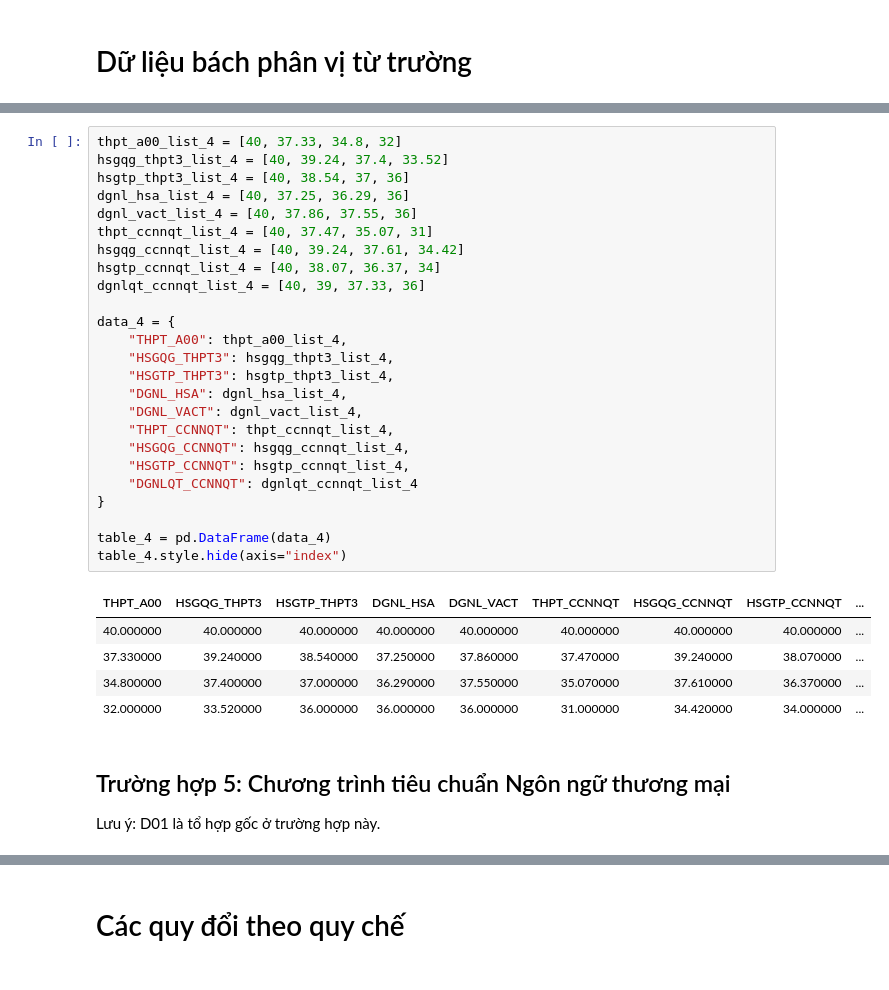
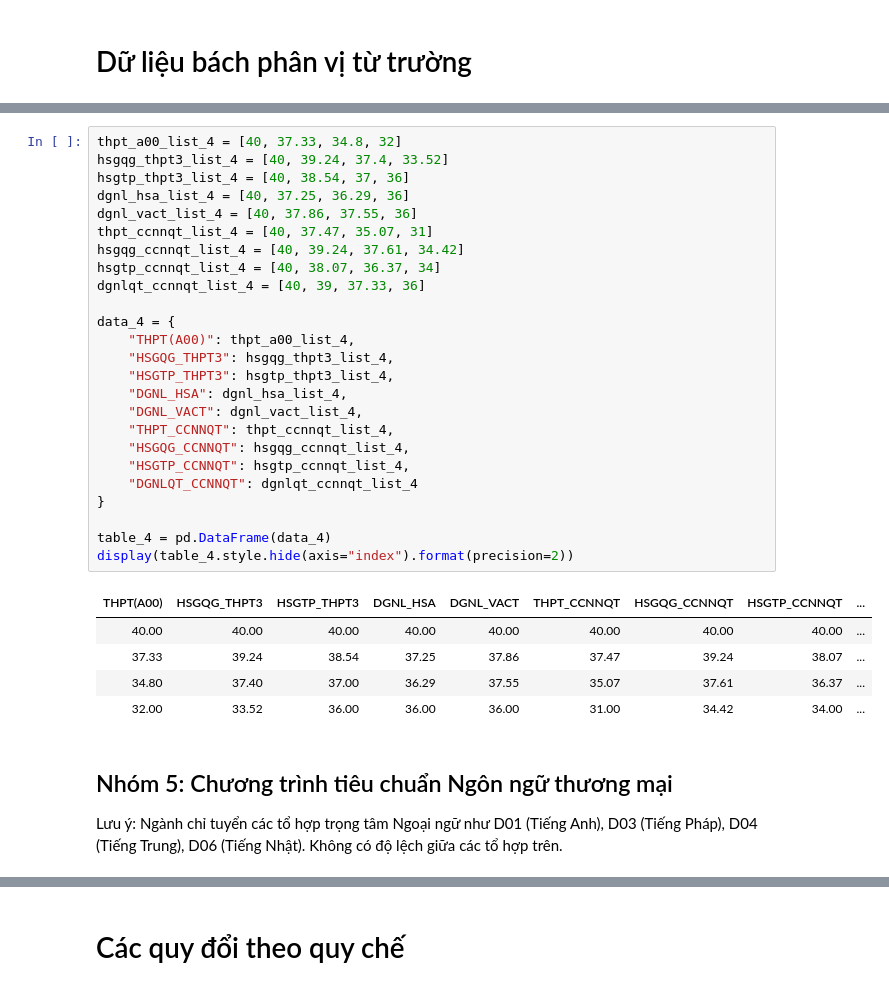
Before and after one commit to k1m1nonawa4869/THPT-converter, a Jupyter notebook: FTU.ipynb, the cells around one changed output, grey strips where cells are left out. Saved outputs shown, nothing was run; the diff lists cells and outputs as text.

```diff
--- a/FTU.ipynb
+++ b/FTU.ipynb
@@ -140,38 +189,38 @@ table_3.style.hide(axis="index")
 # %%
 thpt_a00_list_4 = [40, 37.33, 34.8, 32]
 hsgqg_thpt3_list_4 = [40, 39.24, 37.4, 33.52]
 hsgtp_thpt3_list_4 = [40, 38.54, 37, 36]
 dgnl_hsa_list_4 = [40, 37.25, 36.29, 36]
 dgnl_vact_list_4 = [40, 37.86, 37.55, 36]
 thpt_ccnnqt_list_4 = [40, 37.47, 35.07, 31]
 hsgqg_ccnnqt_list_4 = [40, 39.24, 37.61, 34.42]
 hsgtp_ccnnqt_list_4 = [40, 38.07, 36.37, 34]
 dgnlqt_ccnnqt_list_4 = [40, 39, 37.33, 36]
 
 data_4 = {
-    "THPT_A00": thpt_a00_list_4,
+    "THPT(A00)": thpt_a00_list_4,
     "HSGQG_THPT3": hsgqg_thpt3_list_4,
     "HSGTP_THPT3": hsgtp_thpt3_list_4,
     "DGNL_HSA": dgnl_hsa_list_4,
     "DGNL_VACT": dgnl_vact_list_4,
     "THPT_CCNNQT": thpt_ccnnqt_list_4,
     "HSGQG_CCNNQT": hsgqg_ccnnqt_list_4,
     "HSGTP_CCNNQT": hsgtp_ccnnqt_list_4,
     "DGNLQT_CCNNQT": dgnlqt_ccnnqt_list_4
 }
 
 table_4 = pd.DataFrame(data_4)
-table_4.style.hide(axis="index")
+display(table_4.style.hide(axis="index").format(precision=2))
 # %% [output]
-| THPT_A00 | HSGQG_THPT3 | HSGTP_THPT3 | DGNL_HSA | DGNL_VACT | THPT_CCNNQT | HSGQG_CCNNQT | HSGTP_CCNNQT | ... |
-| 40.000000 | 40.000000 | 40.000000 | 40.000000 | 40.000000 | 40.000000 | 40.000000 | 40.000000 | ... |
-| 37.330000 | 39.240000 | 38.540000 | 37.250000 | 37.860000 | 37.470000 | 39.240000 | 38.070000 | ... |
-| 34.800000 | 37.400000 | 37.000000 | 36.290000 | 37.550000 | 35.070000 | 37.610000 | 36.370000 | ... |
-| 32.000000 | 33.520000 | 36.000000 | 36.000000 | 36.000000 | 31.000000 | 34.420000 | 34.000000 | ... |
+| THPT(A00) | HSGQG_THPT3 | HSGTP_THPT3 | DGNL_HSA | DGNL_VACT | THPT_CCNNQT | HSGQG_CCNNQT | HSGTP_CCNNQT | ... |
+| 40.00 | 40.00 | 40.00 | 40.00 | 40.00 | 40.00 | 40.00 | 40.00 | ... |
+| 37.33 | 39.24 | 38.54 | 37.25 | 37.86 | 37.47 | 39.24 | 38.07 | ... |
+| 34.80 | 37.40 | 37.00 | 36.29 | 37.55 | 35.07 | 37.61 | 36.37 | ... |
+| 32.00 | 33.52 | 36.00 | 36.00 | 36.00 | 31.00 | 34.42 | 34.00 | ... |
 # %% [markdown]
-## Trường hợp 5: Chương trình tiêu chuẩn Ngôn ngữ thương mại
+## Nhóm 5: Chương trình tiêu chuẩn Ngôn ngữ thương mại
 
-Lưu ý: D01 là tổ hợp gốc ở trường hợp này.
+Lưu ý: Ngành chỉ tuyển các tổ hợp trọng tâm Ngoại ngữ như D01 (Tiếng Anh), D03 (Tiếng Pháp), D04 (Tiếng Trung), D06 (Tiếng Nhật). Không có độ lệch giữa các tổ hợp trên.
 # %%
 thpt_list_5 = [40, 37.88, 36.3, 34.7, 30]
 hsgqg_list_5 = [40, 38.66, 37.62, 35.87, 33.68]
```
Also changed, not shown: parts of 34 cells of this notebook.
